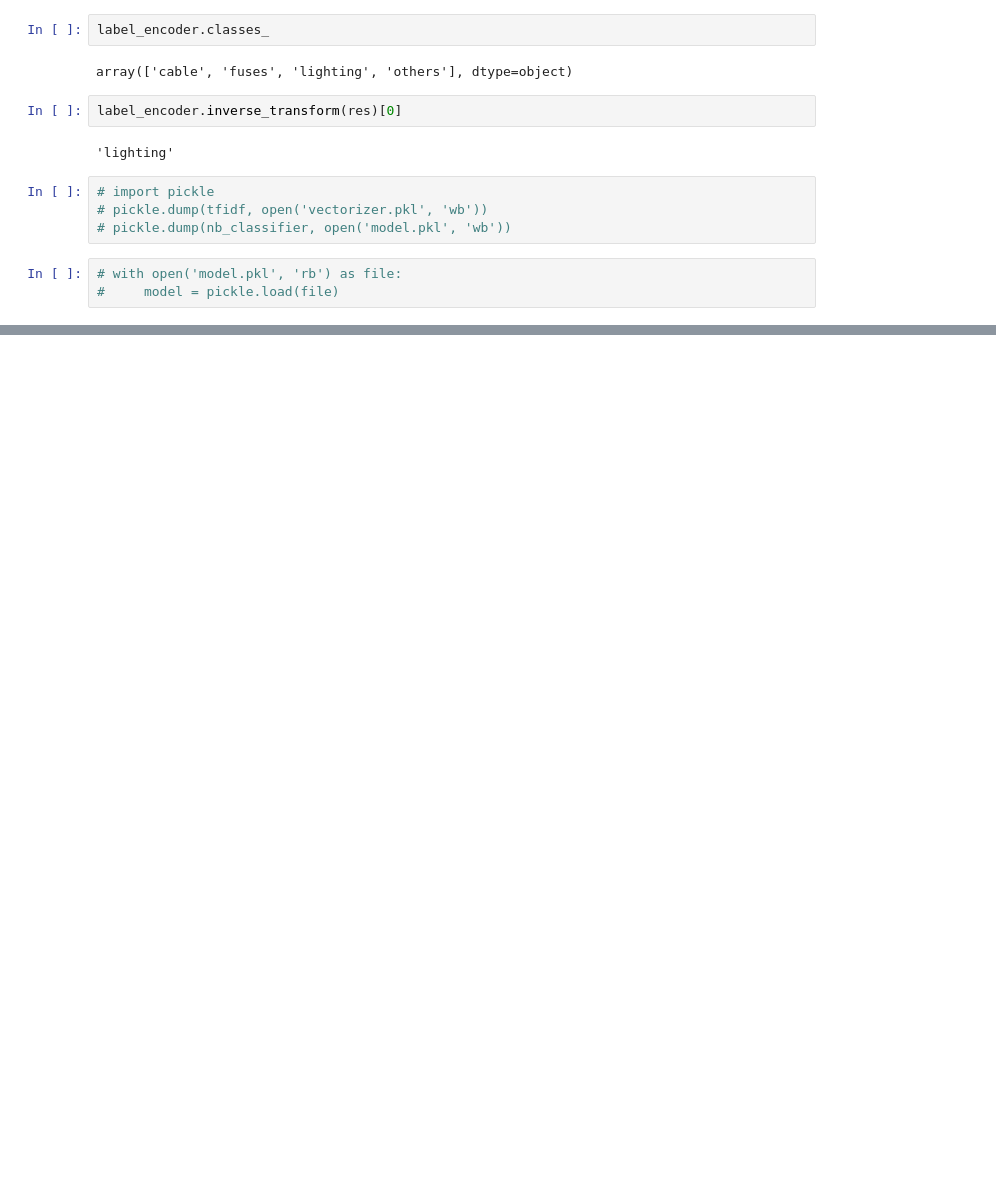
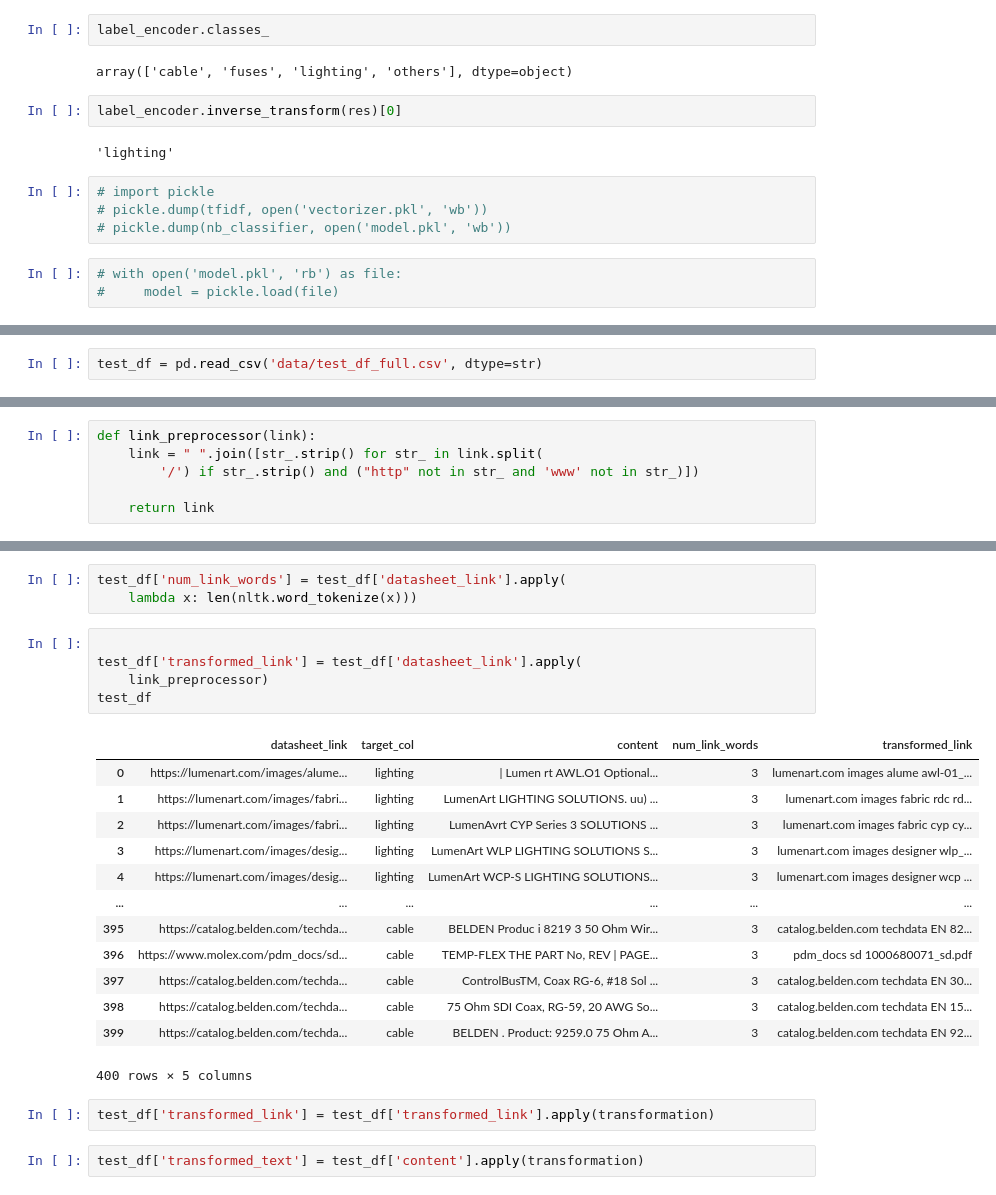
Before and after one commit to Muhliscm/parspec, a Jupyter notebook: 01_Model_building.ipynb, the cells around one changed output, grey strips where cells are left out. Drawn from its saved outputs; the diff is of its cells as text; blank space fills up the shorter version.

```diff
--- a/01_Model_building.ipynb
+++ b/01_Model_building.ipynb
@@ -893,0 +882,2 @@ label_encoder.inverse_transform(res)[0]
+# %%
+test_df = pd.read_csv('data/test_df_full.csv', dtype=str)
@@ -893,0 +933,6 @@ label_encoder.inverse_transform(res)[0]
+# %%
+def link_preprocessor(link):
+    link = " ".join([str_.strip() for str_ in link.split(
+        '/') if str_.strip() and ("http" not in str_ and 'www' not in str_)])
+
+    return link
@@ -893,0 +954,26 @@ label_encoder.inverse_transform(res)[0]
+# %%
+test_df['num_link_words'] = test_df['datasheet_link'].apply(
+    lambda x: len(nltk.word_tokenize(x)))
+# %%
+
+test_df['transformed_link'] = test_df['datasheet_link'].apply(
+    link_preprocessor)
+test_df
+# %% [output]
+|  | datasheet_link | target_col | content | num_link_words | transformed_link |
+| 0 | https://lumenart.com/images/alume... | lighting | | Lumen rt AWL.O1 Optional... | 3 | lumenart.com images alume awl-01_... |
+| 1 | https://lumenart.com/images/fabri... | lighting | LumenArt LIGHTING SOLUTIONS. uu) ... | 3 | lumenart.com images fabric rdc rd... |
+| 2 | https://lumenart.com/images/fabri... | lighting | LumenAvrt CYP Series 3 SOLUTIONS ... | 3 | lumenart.com images fabric cyp cy... |
+| 3 | https://lumenart.com/images/desig... | lighting | LumenArt WLP LIGHTING SOLUTIONS S... | 3 | lumenart.com images designer wlp_... |
+| 4 | https://lumenart.com/images/desig... | lighting | LumenArt WCP-S LIGHTING SOLUTIONS... | 3 | lumenart.com images designer wcp ... |
+| ... | ... | ... | ... | ... | ... |
+| 395 | https://catalog.belden.com/techda... | cable | BELDEN Produc i 8219 3 50 Ohm Wir... | 3 | catalog.belden.com techdata EN 82... |
+| 396 | https://www.molex.com/pdm_docs/sd... | cable | TEMP-FLEX THE PART No, REV | PAGE... | 3 | pdm_docs sd 1000680071_sd.pdf |
+| 397 | https://catalog.belden.com/techda... | cable | ControlBusTM, Coax RG-6, #18 Sol ... | 3 | catalog.belden.com techdata EN 30... |
+| 398 | https://catalog.belden.com/techda... | cable | 75 Ohm SDI Coax, RG-59, 20 AWG So... | 3 | catalog.belden.com techdata EN 15... |
+| 399 | https://catalog.belden.com/techda... | cable | BELDEN . Product: 9259.0 75 Ohm A... | 3 | catalog.belden.com techdata EN 92... |
+400 rows × 5 columns
+# %%
+test_df['transformed_link'] = test_df['transformed_link'].apply(transformation)
+# %%
+test_df['transformed_text'] = test_df['content'].apply(transformation)
```
Also changed, not shown: parts of 30 cells of this notebook, 3 other files.
